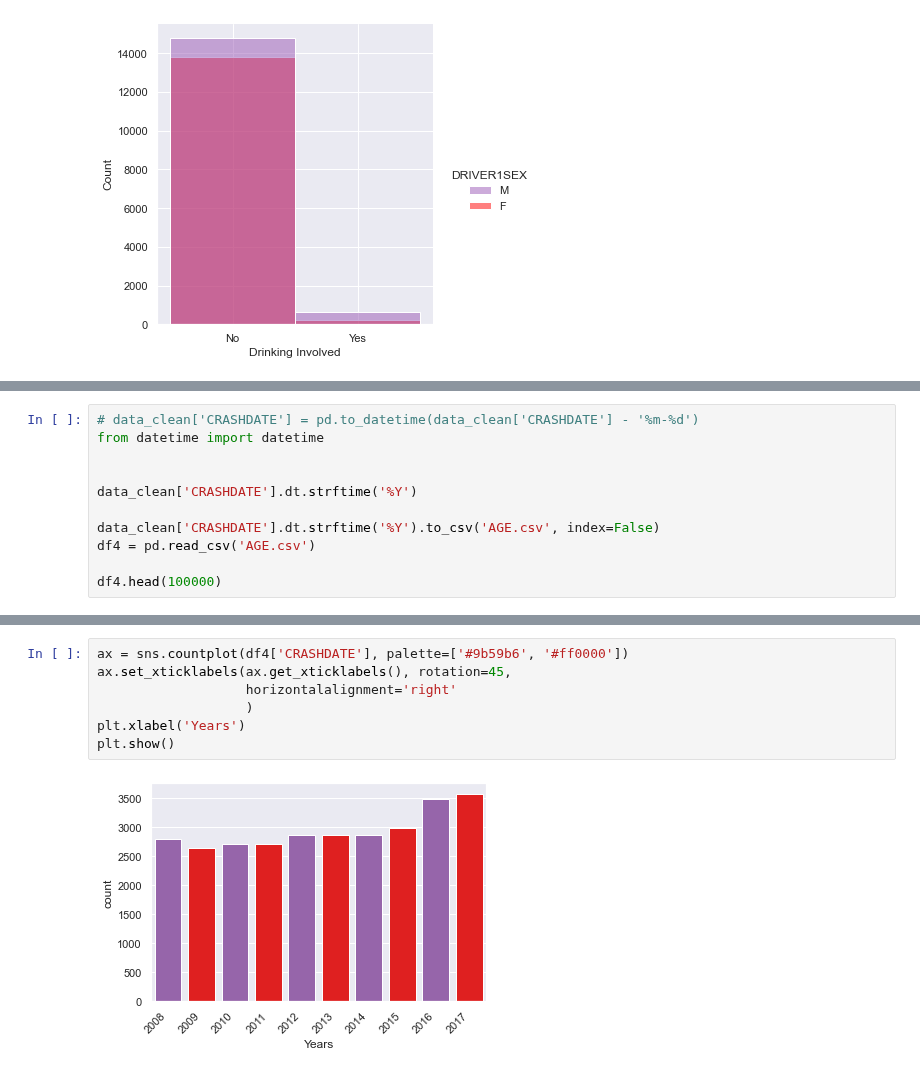
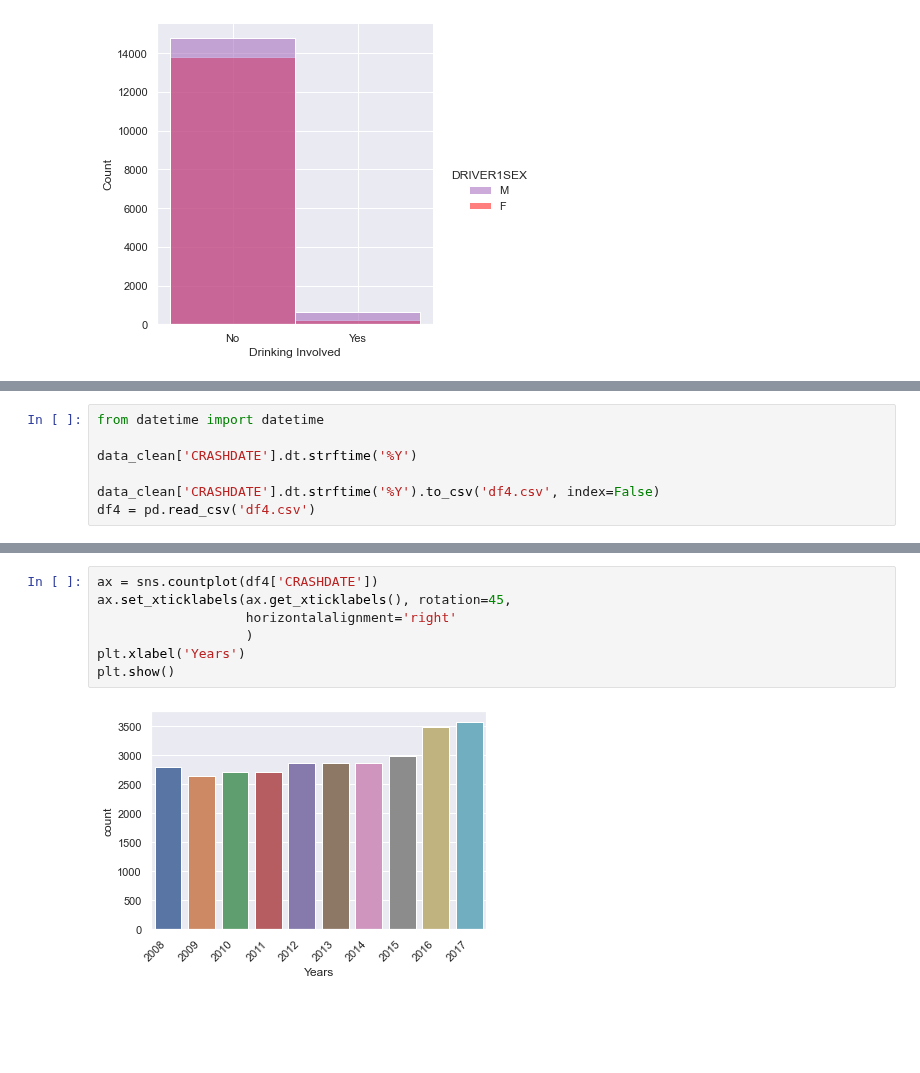
Before and after one commit to Ambush3/GR_Crash_Data, a Jupyter notebook: Crash.ipynb, the cells around one changed output, grey strips where cells are left out. Saved outputs shown, nothing was run; the diff lists cells and outputs as text; blank space fills up the shorter version.

```diff
--- a/Crash.ipynb
+++ b/Crash.ipynb
@@ -471,11 +471,7 @@ df2.head()
 # %%
-# data_clean['CRASHDATE'] = pd.to_datetime(data_clean['CRASHDATE'] - '%m-%d')
 from datetime import datetime
-
 
 data_clean['CRASHDATE'].dt.strftime('%Y')
 
-data_clean['CRASHDATE'].dt.strftime('%Y').to_csv('AGE.csv', index=False)
-df4 = pd.read_csv('AGE.csv')
-
-df4.head(100000)
+data_clean['CRASHDATE'].dt.strftime('%Y').to_csv('df4.csv', index=False)
+df4 = pd.read_csv('df4.csv')
@@ -496,9 +478,9 @@ df4.head(100000)
 # %%
-ax = sns.countplot(df4['CRASHDATE'], palette=['#9b59b6', '#ff0000'])
+ax = sns.countplot(df4['CRASHDATE'])
 ax.set_xticklabels(ax.get_xticklabels(), rotation=45,
                    horizontalalignment='right'
                    )
 plt.xlabel('Years')
 plt.show()
 # %% [output]
-[figure, old version]
+[figure, new version]
```
Also changed, not shown: parts of 6 cells of this notebook, 1 other file.
